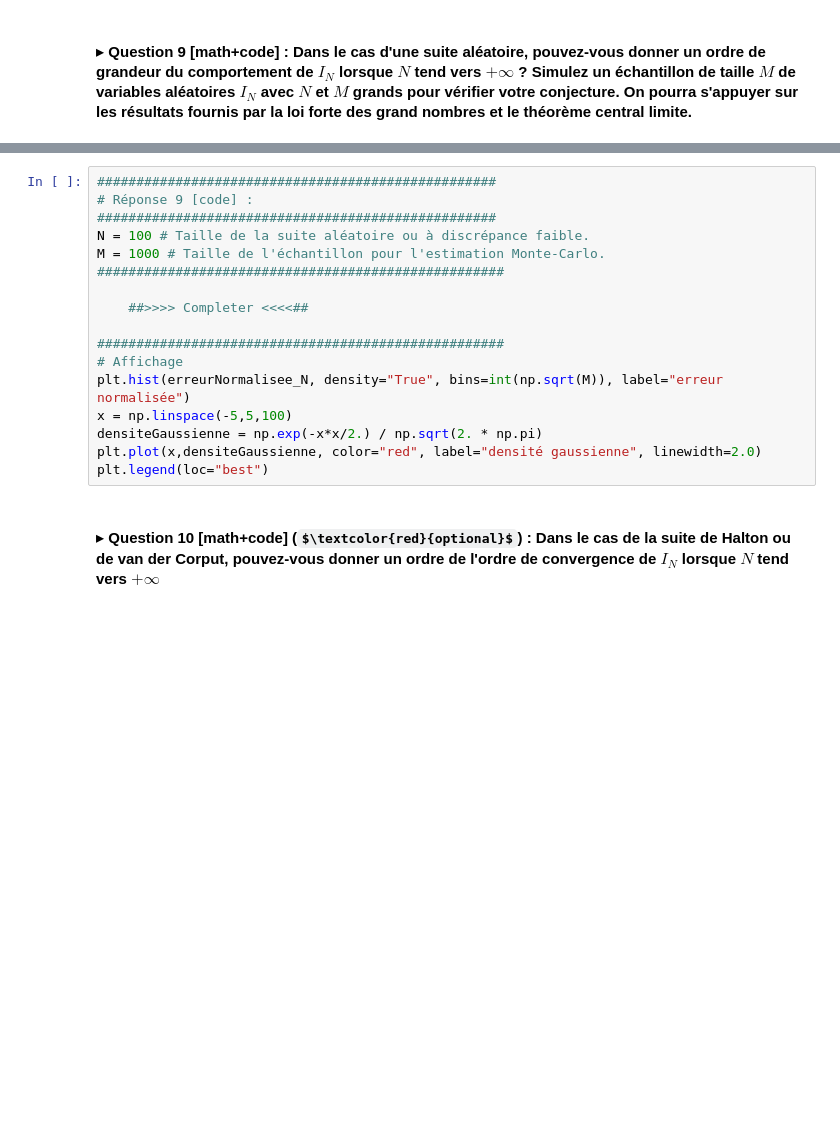
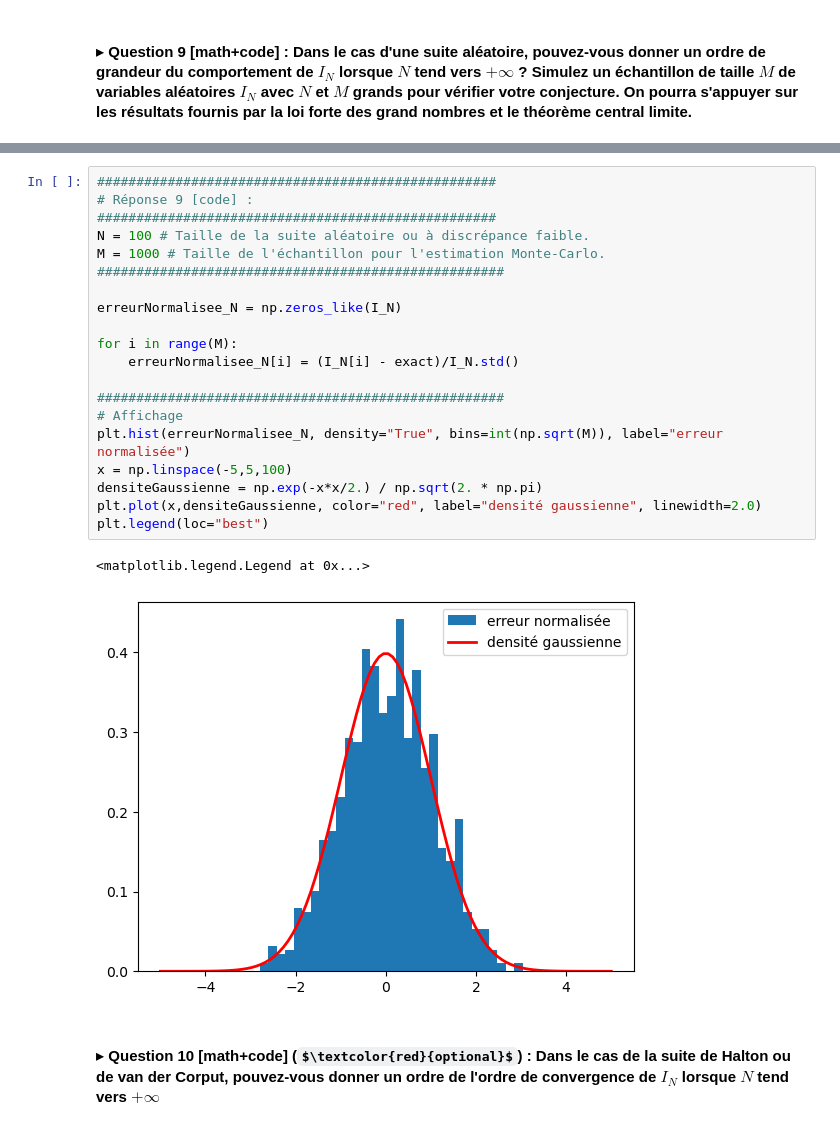
Before and after one commit to sabrinasartori/MAP556, a Jupyter notebook: TP3.ipynb, the cells around one changed output, grey strips where cells are left out. Saved outputs shown, nothing was run; the diff lists cells and outputs as text; some formulas as TeX source; blank space fills up the shorter version.

```diff
--- a/TP3.ipynb
+++ b/TP3.ipynb
@@ -507,20 +515,26 @@ plt.legend(loc="best")
 # %%
 ###################################################
 # Réponse 9 [code] :
 ###################################################
 N = 100 # Taille de la suite aléatoire ou à discrépance faible.
 M = 1000 # Taille de l'échantillon pour l'estimation Monte-Carlo.
 ####################################################
 
-    ##>>>> Completer <<<<##
+erreurNormalisee_N = np.zeros_like(I_N)
+
+for i in range(M):
+    erreurNormalisee_N[i] = (I_N[i] - exact)/I_N.std()
 
 ####################################################
 # Affichage
 plt.hist(erreurNormalisee_N, density="True", bins=int(np.sqrt(M)), label="erreur normalisée")
 x = np.linspace(-5,5,100)
 densiteGaussienne = np.exp(-x*x/2.) / np.sqrt(2. * np.pi)
 plt.plot(x,densiteGaussienne, color="red", label="densité gaussienne", linewidth=2.0)
 plt.legend(loc="best")
+# %% [output]
+<matplotlib.legend.Legend at 0x...>
+[figure, added]
 # %% [markdown]
 #### $\blacktriangleright$ Question 10 [math+code] ($\textcolor{red}{optional}$) : Dans le cas de la suite de Halton ou de van der Corput, pouvez-vous donner un ordre de l'ordre de convergence de $I_N$ lorsque $N$ tend vers $+\infty$
 # %%
```
Also changed, not shown: parts of 16 cells of this notebook.
